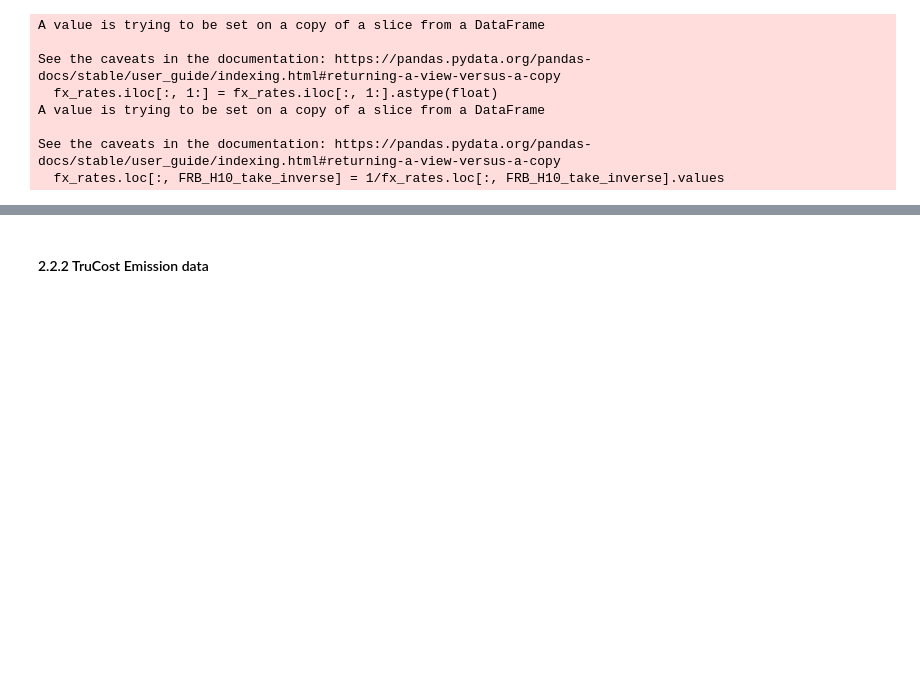
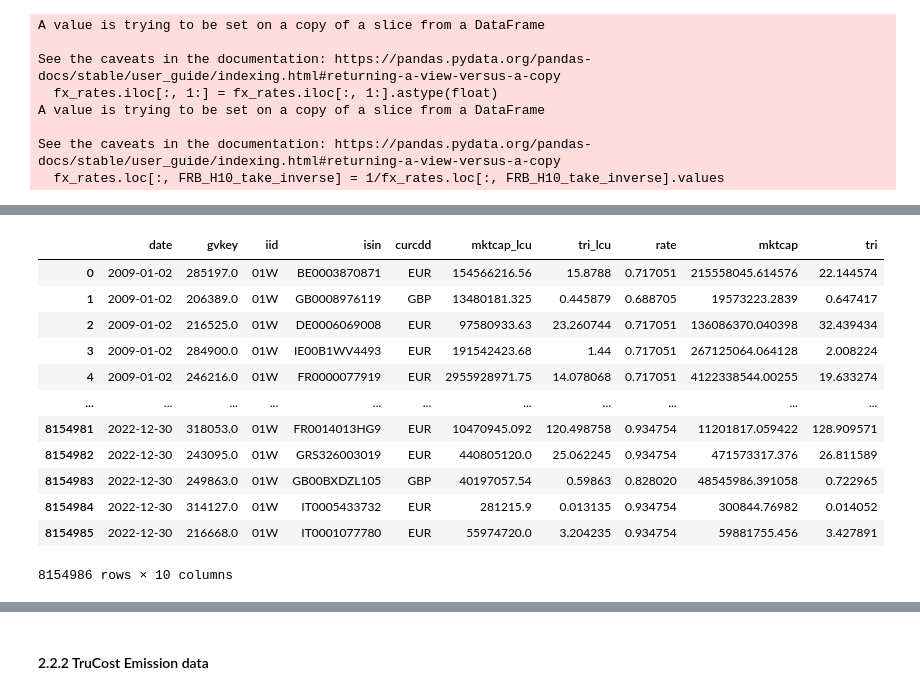
Before and after one commit to christy108/Share_Holder_Retuns, a Jupyter notebook: Re_ Original Mattero code/lc-indices-main/lc-indices-main/indices.ipynb, the cells around one changed output, grey strips where cells are left out. Cells and saved outputs as stored; diff of their text form; code cells hidden in the pictures; blank space fills up the shorter version.

```diff
--- a/Re_ Original Mattero code/lc-indices-main/lc-indices-main/indices.ipynb
+++ b/Re_ Original Mattero code/lc-indices-main/lc-indices-main/indices.ipynb
@@ -498,3 +510,19 @@ FileNotFoundError: [Errno 2] No such file or directory: './data/row_universe.csv
+# %%
+row_universe
+# %% [output]
+|  | date | gvkey | iid | isin | curcdd | mktcap_lcu | tri_lcu | rate | mktcap | tri |
+| 0 | 2009-01-02 | 285197.0 | 01W | BE0003870871 | EUR | 154566216.56 | 15.8788 | 0.717051 | 215558045.614576 | 22.144574 |
+| 1 | 2009-01-02 | 206389.0 | 01W | GB0008976119 | GBP | 13480181.325 | 0.445879 | 0.688705 | 19573223.2839 | 0.647417 |
+| 2 | 2009-01-02 | 216525.0 | 01W | DE0006069008 | EUR | 97580933.63 | 23.260744 | 0.717051 | 136086370.040398 | 32.439434 |
+| 3 | 2009-01-02 | 284900.0 | 01W | IE00B1WV4493 | EUR | 191542423.68 | 1.44 | 0.717051 | 267125064.064128 | 2.008224 |
+| 4 | 2009-01-02 | 246216.0 | 01W | FR0000077919 | EUR | 2955928971.75 | 14.078068 | 0.717051 | 4122338544.00255 | 19.633274 |
+| ... | ... | ... | ... | ... | ... | ... | ... | ... | ... | ... |
+| 8154981 | 2022-12-30 | 318053.0 | 01W | FR0014013HG9 | EUR | 10470945.092 | 120.498758 | 0.934754 | 11201817.059422 | 128.909571 |
+| 8154982 | 2022-12-30 | 243095.0 | 01W | GRS326003019 | EUR | 440805120.0 | 25.062245 | 0.934754 | 471573317.376 | 26.811589 |
+| 8154983 | 2022-12-30 | 249863.0 | 01W | GB00BXDZL105 | GBP | 40197057.54 | 0.59863 | 0.828020 | 48545986.391058 | 0.722965 |
+| 8154984 | 2022-12-30 | 314127.0 | 01W | IT0005433732 | EUR | 281215.9 | 0.013135 | 0.934754 | 300844.76982 | 0.014052 |
+| 8154985 | 2022-12-30 | 216668.0 | 01W | IT0001077780 | EUR | 55974720.0 | 3.204235 | 0.934754 | 59881755.456 | 3.427891 |
+8154986 rows × 10 columns
 # %%
 # Merge and generate global universe
 global_universe = pd.concat([usa_universe, row_universe[usa_universe.columns]], axis=0)
```
Also changed, not shown: parts of 28 cells of this notebook, 8 other files.
